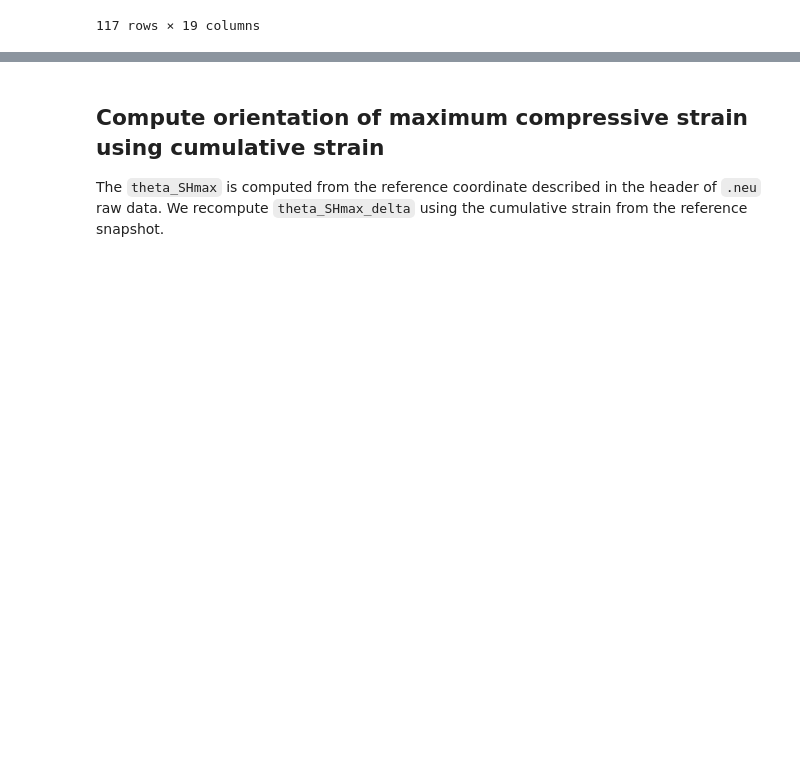
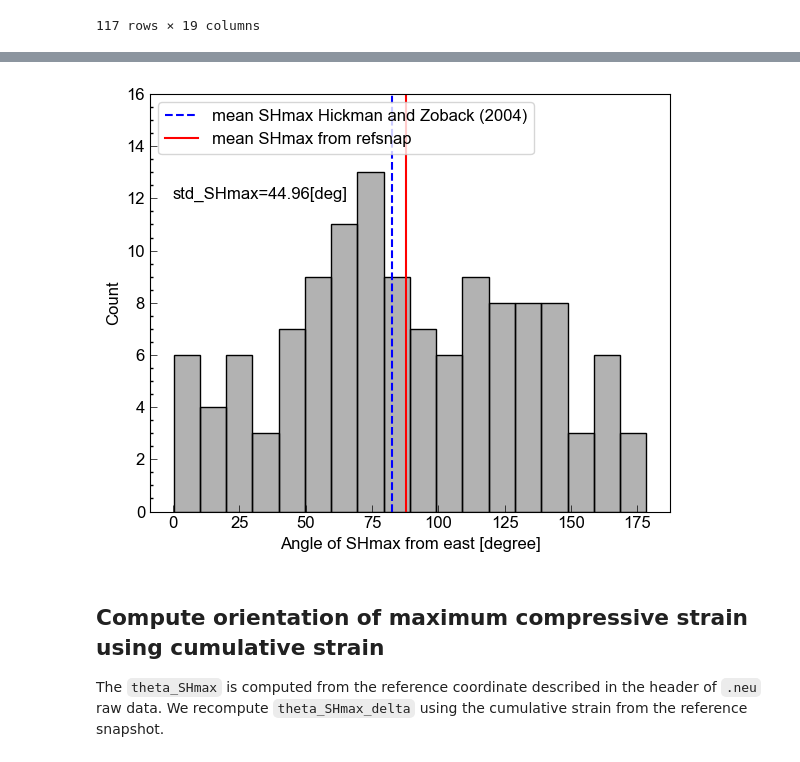
Before and after one commit to kura-okubo/SeisMonitoring_Paper, a Jupyter notebook: Post/CumulativeStrain/code/02_postprocess_cumulativestrain_prepareGMTinput.ipynb, the cells around one changed output, grey strips where cells are left out. Saved outputs shown, nothing was run; the diff lists cells and outputs as text; code cells hidden in the pictures; blank space fills up the shorter version.

```diff
--- a/Post/CumulativeStrain/code/02_postprocess_cumulativestrain_prepareGMTinput.ipynb
+++ b/Post/CumulativeStrain/code/02_postprocess_cumulativestrain_prepareGMTinput.ipynb
@@ -362,0 +384,26 @@ Ntri = len(df_refsnap)
+# %%
+fig, ax = plt.subplots(1, 1, figsize=(6, 5))
+
+ax.hist(df_refsnap.theta_SHmax, bins=18, fc=(0, 0, 0, 0.3), ec='black')
+ax.set_xlabel("Angle of SHmax from east [degree]")
+ax.set_ylabel("Count")
+
+mean_SHmax = np.mean(df_refsnap.theta_SHmax)
+std_SHmax = np.std(df_refsnap.theta_SHmax)
+
+# Plot SHmax
+angle_SAF = 90+42.7 # Angle of SF from east clockwise
+# plot SHmax range from 0.8-2.2km shown by Hickman and Zoback (2004)
+SHmax_mean_hz = angle_SAF - 50
+ax.axvline(SHmax_mean_hz, c="b",ls = "--", label="mean SHmax Hickman and Zoback (2004)")
+ax.axvline(mean_SHmax, c="r", label="mean SHmax from refsnap")
+ax.set_ylim([0, 16])
+ax.text(0, 12, f"std_SHmax={std_SHmax:.2f}[deg]")
+
+ax.legend(loc=2)
+
+fig.tight_layout()
+foname = ("../figure/histogram_SHmax_atrefsnap.png")
+plt.savefig(foname, dpi=300, bbox_inches='tight')
+# %% [output]
+[figure, added]
```
Also changed, not shown: parts of 4 cells of this notebook.
